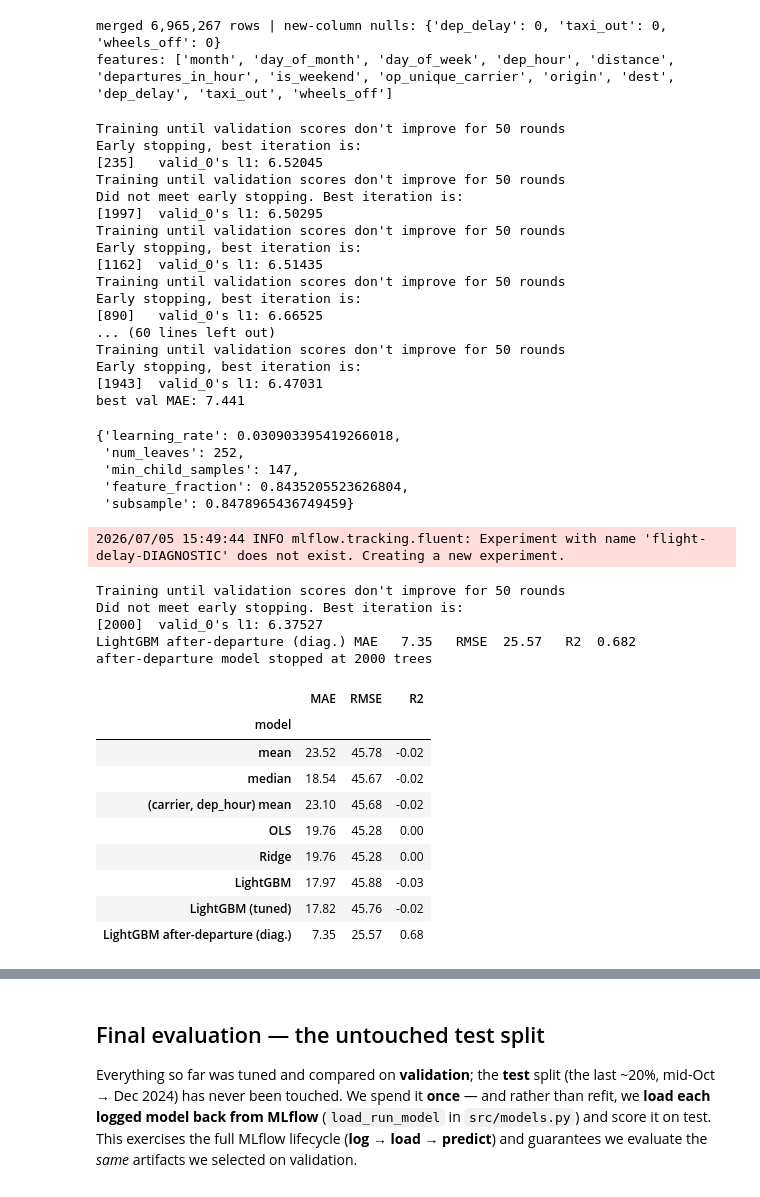
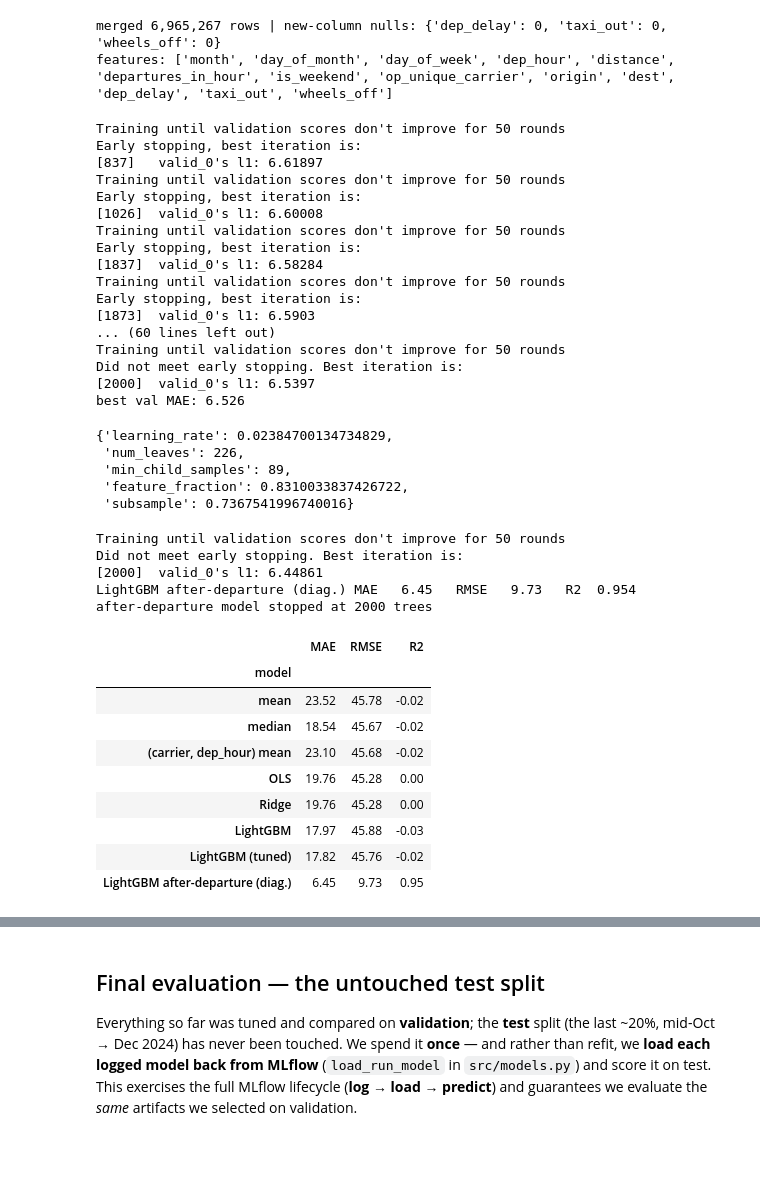
Before and after one commit to AdelinChaushev/Flight-Delay, a Jupyter notebook: notebooks/Modeling.ipynb, the cells around one changed output, grey strips where cells are left out. Cells and saved outputs as stored; diff of their text form; code cells hidden in the pictures; blank space fills up the shorter version.

Commit message:
Retrained tree models.

```diff
--- a/notebooks/Modeling.ipynb
+++ b/notebooks/Modeling.ipynb
@@ -244,8 +245,8 @@ params = dict(objective="regression_l1", n_estimators=2000, learning_rate=0.05,
 
 with mlflow.start_run(run_name="LightGBM"):
     lgbm = lgb.LGBMRegressor(**params)
-    lgbm.fit(Xtr, y_train,
-             eval_set=[(Xva, val["arr_delay_capped"])], eval_metric="l1",
+    lgbm.fit(Xtr, train["arr_delay"],
+             eval_set=[(Xva, val["arr_delay"])], eval_metric="l1",
              callbacks=[lgb.early_stopping(50), lgb.log_evaluation(0)])
     scores = evaluate("LightGBM", y_val, lgbm.predict(Xva), results)
     mlflow.log_params({**params, "best_iteration": lgbm.best_iteration_, "n_features": len(feat)})
@@ -349,7 +336,7 @@ best = dict(objective="regression_l1", n_estimators=2000, n_jobs=-1, verbose=-1,
 
 with mlflow.start_run(run_name="LightGBM (tuned)"):
     lgbm_t = lgb.LGBMRegressor(**best).fit(
-        Xtr, y_train, eval_set=[(Xva, val["arr_delay_capped"])], eval_metric="l1",
+        Xtr, train["arr_delay"], eval_set=[(Xva, val["arr_delay"])], eval_metric="l1",
         callbacks=[lgb.early_stopping(50), lgb.log_evaluation(0)])
     scores = evaluate("LightGBM (tuned)", y_val, lgbm_t.predict(Xva), results)
     mlflow.log_params({**best, "best_iteration": lgbm_t.best_iteration_})
@@ -412,8 +396,7 @@ train_ad = flights_ad[flights_ad["split"] == "train"]
 val_ad   = flights_ad[flights_ad["split"] == "val"]
 
 feat_ad     = feat + extra
-y_train_ad  = train_ad["arr_delay_capped"]
-y_valcap_ad = val_ad["arr_delay_capped"]
+y_train_ad  = train_ad["arr_delay"]
 y_val_ad    = val_ad["arr_delay"].to_numpy()
 Xtr_ad = train_ad[feat_ad].copy()
 Xva_ad = val_ad[feat_ad].copy()
@@ -428,11 +411,11 @@ features: ['month', 'day_of_month', 'day_of_week', 'dep_hour', 'distance', 'depa
 
 samp_ad = train_ad.sample(n=1_000_000, random_state=0)
 Xs_ad = samp_ad[feat_ad].copy()
-ys_ad = samp_ad["arr_delay_capped"]
+ys_ad = samp_ad["arr_delay"]
 for c in tree_cat:
     Xs_ad[c] = Xs_ad[c].astype("category")
 
-objective_ad = make_lgbm_l1_objective(Xs_ad, ys_ad, Xva_ad, y_valcap_ad, y_val_ad)
+objective_ad = make_lgbm_l1_objective(Xs_ad, ys_ad, Xva_ad, y_val_ad, y_val_ad)
 
 study_ad = optuna.create_study(direction="minimize")
 study_ad.optimize(objective_ad, n_trials=25, show_progress_bar=True)
@@ -441,59 +424,58 @@ study_ad.best_params
 # %% [output]
 Training until validation scores don't improve for 50 rounds
 Early stopping, best iteration is:
-[235]   valid_0's l1: 6.52045
+[837]   valid_0's l1: 6.61897
+Training until validation scores don't improve for 50 rounds
+Early stopping, best iteration is:
+[1026]  valid_0's l1: 6.60008
+Training until validation scores don't improve for 50 rounds
+Early stopping, best iteration is:
+[1837]  valid_0's l1: 6.58284
+Training until validation scores don't improve for 50 rounds
+Early stopping, best iteration is:
+[1873]  valid_0's l1: 6.5903
+... (60 lines left out)
 Training until validation scores don't improve for 50 rounds
 Did not meet early stopping. Best iteration is:
-[1997]  valid_0's l1: 6.50295
-Training until validation scores don't improve for 50 rounds
-Early stopping, best iteration is:
-[1162]  valid_0's l1: 6.51435
-Training until validation scores don't improve for 50 rounds
-Early stopping, best iteration is:
-[890]   valid_0's l1: 6.66525
-... (60 lines left out)
-Training until validation scores don't improve for 50 rounds
-Early stopping, best iteration is:
-[1943]  valid_0's l1: 6.47031
-best val MAE: 7.441
+[2000]  valid_0's l1: 6.5397
+best val MAE: 6.526
-{'learning_rate': 0.030903395419266018,
- 'num_leaves': 252,
- 'min_child_samples': 147,
- 'feature_fraction': 0.8435205523626804,
- 'subsample': 0.8478965436749459}
+{'learning_rate': 0.02384700134734829,
+ 'num_leaves': 226,
+ 'min_child_samples': 89,
+ 'feature_fraction': 0.8310033837426722,
+ 'subsample': 0.7367541996740016}
 # %%
 best_ad = dict(objective="regression_l1", n_estimators=2000, n_jobs=-1, verbose=-1,
                subsample_freq=1, **study_ad.best_params)
 
 mlflow.set_experiment("flight-delay-DIAGNOSTIC")
 with mlflow.start_run(run_name="LightGBM after-departure (diagnostic)"):
     lgbm_ad = lgb.LGBMRegressor(**best_ad).fit(
-        Xtr_ad, y_train_ad, eval_set=[(Xva_ad, y_valcap_ad)], eval_metric="l1",
+        Xtr_ad, y_train_ad, eval_set=[(Xva_ad, y_val_ad)], eval_metric="l1",
         callbacks=[lgb.early_stopping(50), lgb.log_evaluation(0)])
     scores = evaluate("LightGBM after-departure (diag.)", y_val_ad, lgbm_ad.predict(Xva_ad), results)
     mlflow.log_params({**best_ad, "best_iteration": lgbm_ad.best_iteration_,
                        "features": ",".join(feat_ad),
                        "WARNING": "diagnostic - uses post-departure info, not deployable"})
     mlflow.log_metrics({f"val_{k}": v for k, v in scores.items()})
     mlflow.lightgbm.log_model(lgbm_ad, name="model")
 
 print(f"after-departure model stopped at {lgbm_ad.best_iteration_} trees")
 pd.DataFrame(results).set_index("model").round(2)
 # %% [output]
-2026/07/05 15:49:44 INFO mlflow.tracking.fluent: Experiment with name 'flight-delay-DIAGNOSTIC' does not exist. Creating a new experiment.
+Training until validation scores don't improve for 50 rounds
+Did not meet early stopping. Best iteration is:
+[2000]  valid_0's l1: 6.44861
+LightGBM after-departure (diag.) MAE   6.45   RMSE   9.73   R2  0.954
+after-departure model stopped at 2000 trees
-Training until validation scores don't improve for 50 rounds
-Did not meet early stopping. Best iteration is:
-[2000]  valid_0's l1: 6.37527
-LightGBM after-departure (diag.) MAE   7.35   RMSE  25.57   R2  0.682
-after-departure model stopped at 2000 trees
 |  | MAE | RMSE | R2 |
 | model |  |  |  |
 | mean | 23.52 | 45.78 | -0.02 |
 | median | 18.54 | 45.67 | -0.02 |
 | (carrier, dep_hour) mean | 23.10 | 45.68 | -0.02 |
 | OLS | 19.76 | 45.28 | 0.00 |
 | Ridge | 19.76 | 45.28 | 0.00 |
 | LightGBM | 17.97 | 45.88 | -0.03 |
 | LightGBM (tuned) | 17.82 | 45.76 | -0.02 |
-| LightGBM after-departure (diag.) | 7.35 | 25.57 | 0.68 |
+| LightGBM after-departure (diag.) | 6.45 | 9.73 | 0.95 |
 # %% [markdown]
```
Also changed, not shown: parts of 9 cells of this notebook, 3 other files.
